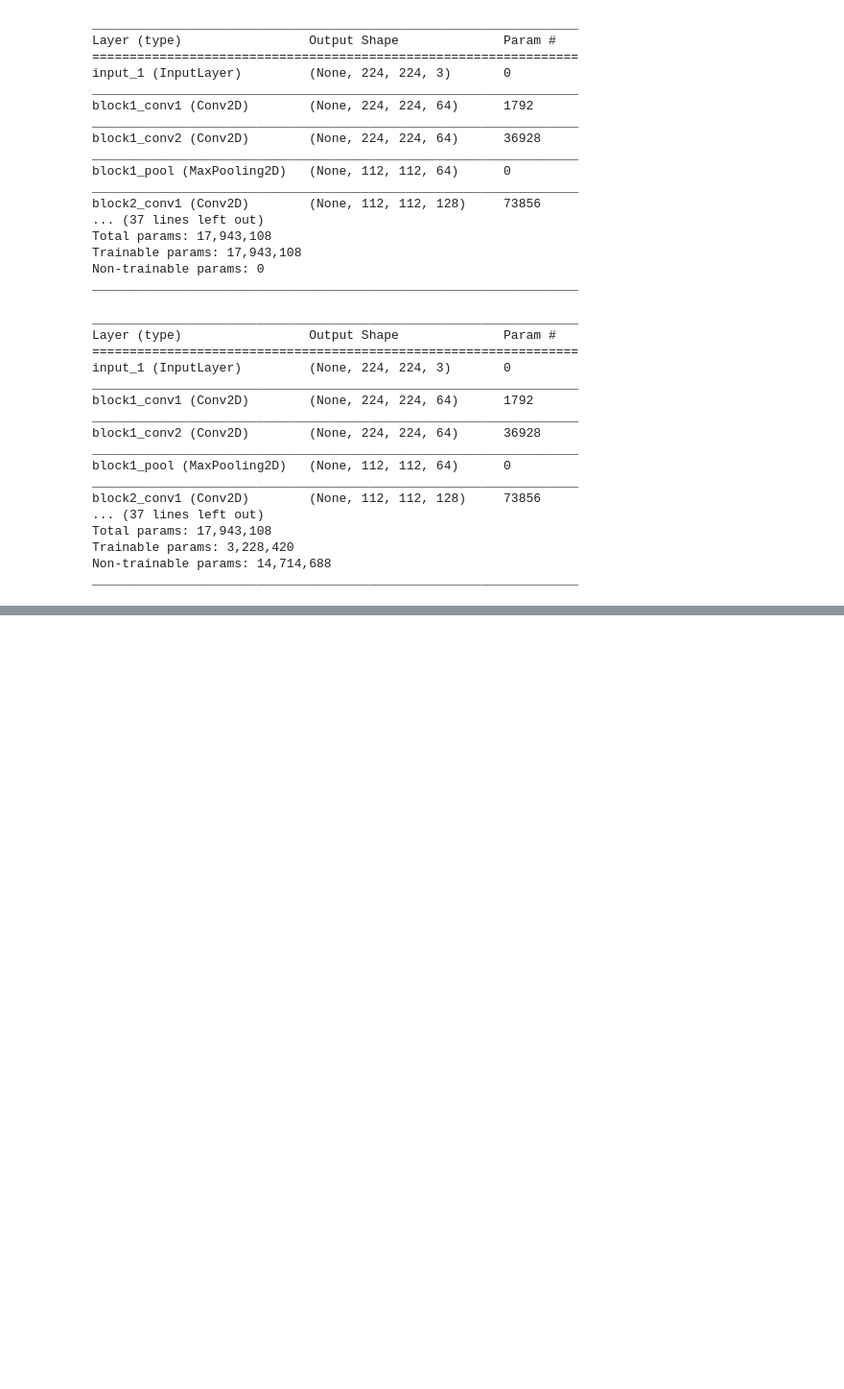
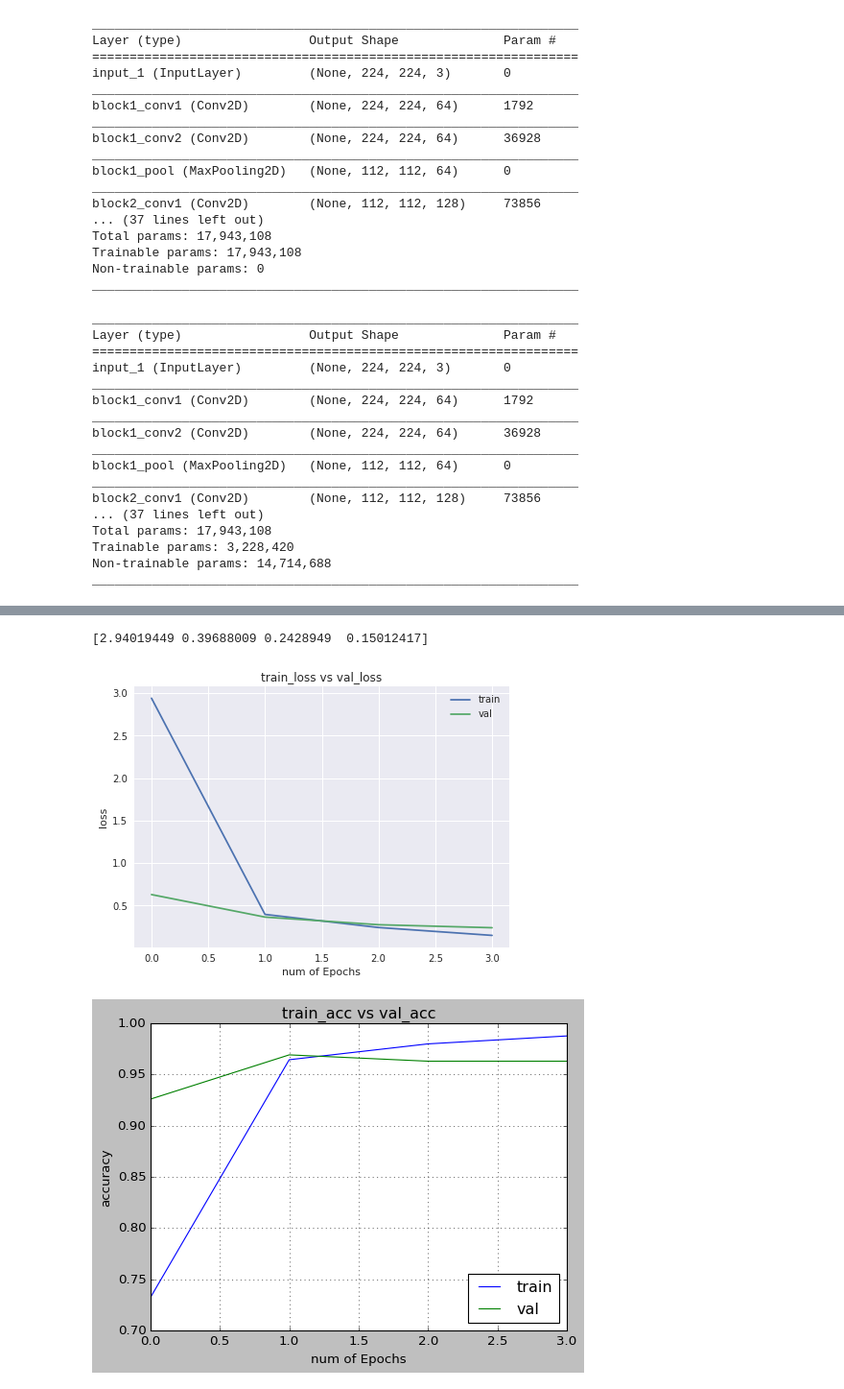
Before and after one commit to tomokoji/ce888labs, a Jupyter notebook: labs/lab7_transfer lerning/TransferLearning_Exercise2.ipynb, the cells around one changed output, grey strips where cells are left out. Shown: that part at 96% size. Drawn from its saved outputs; the diff is of its cells as text; code cells hidden in the pictures; blank space fills up the shorter version.

```diff
--- a/labs/lab7_transfer lerning/TransferLearning_Exercise2.ipynb
+++ b/labs/lab7_transfer lerning/TransferLearning_Exercise2.ipynb
@@ -213,9 +213,16 @@ _________________________________________________________________
 # %%
 t=time.time()
 #	t = now()
-hist = custom_vgg_model2.fit(X_train, y_train, batch_size=32, epochs=4, verbose=1, validation_data=(X_test, y_test))
+#runtime always disconnected during epoch3...
+hist1 = custom_vgg_model2.fit(X_train, y_train, batch_size=32, epochs=2, \
+                             verbose=1, validation_data=(X_test, y_test))
+hist2 = custom_vgg_model2.fit(X_train, y_train, batch_size=32, epochs=2, \
+                             verbose=1, validation_data=(X_test, y_test))
 print('Training time: %s' % (t - time.time()))
-(loss, accuracy) = custom_vgg_model2.evaluate(X_test, y_test, batch_size=10, verbose=1)
+
+# validation
+(loss, accuracy) = \
+  custom_vgg_model2.evaluate(X_test, y_test, batch_size=10, verbose=1)
 
 print("[INFO] loss={:.4f}, accuracy: {:.4f}%".format(loss,accuracy * 100))
 # %% [output]
@@ -226,31 +242,42 @@ Epoch 2/4
+# %%
+train_loss=np.hstack((hist1.history['loss'], hist2.history['loss']))
+val_loss=np.hstack((hist1.history['val_loss'], hist2.history['val_loss']))
+train_acc=np.hstack((hist1.history['acc'], hist2.history['acc']))
+val_acc=np.hstack((hist1.history['val_acc'], hist2.history['val_acc']))
+print(train_loss)
+# %% [output]
+[2.94019449 0.39688009 0.2428949  0.15012417]
 # %%
 #%% plot
 import matplotlib.pyplot as plt
 # visualizing losses and accuracy
-train_loss=hist.history['loss']
-val_loss=hist.history['val_loss']
-train_acc=hist.history['acc']
-val_acc=hist.history['val_acc']
+#train_loss=hist.history['loss']
+#val_loss=hist.history['val_loss']
+#train_acc=hist.history['acc']
+#val_acc=hist.history['val_acc']
 xc=range(4)
 
 plt.figure(1,figsize=(7,5))
 plt.plot(xc,train_loss)
 plt.plot(xc,val_loss)
 plt.xlabel('num of Epochs')
 plt.ylabel('loss')
 plt.title('train_loss vs val_loss')
 plt.grid(True)
 plt.legend(['train','val'])
 #print plt.style.available # use bmh, classic,ggplot for big pictures
 plt.style.use(['classic'])
 
 plt.figure(2,figsize=(7,5))
 plt.plot(xc,train_acc)
 plt.plot(xc,val_acc)
 plt.xlabel('num of Epochs')
 plt.ylabel('accuracy')
 plt.title('train_acc vs val_acc')
 plt.grid(True)
 plt.legend(['train','val'],loc=4)
 #print plt.style.available # use bmh, classic,ggplot for big pictures
 plt.style.use(['classic'])
+# %% [output]
+[figure, added]
+[figure, added]
```
Also changed, not shown: parts of 5 cells of this notebook, 9 other files.
